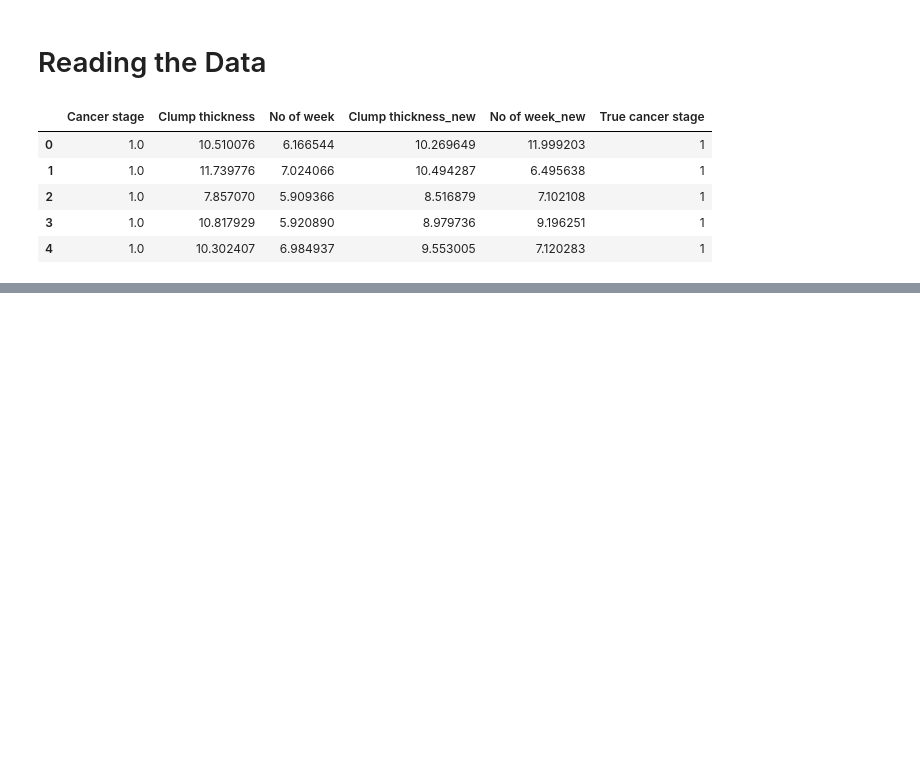
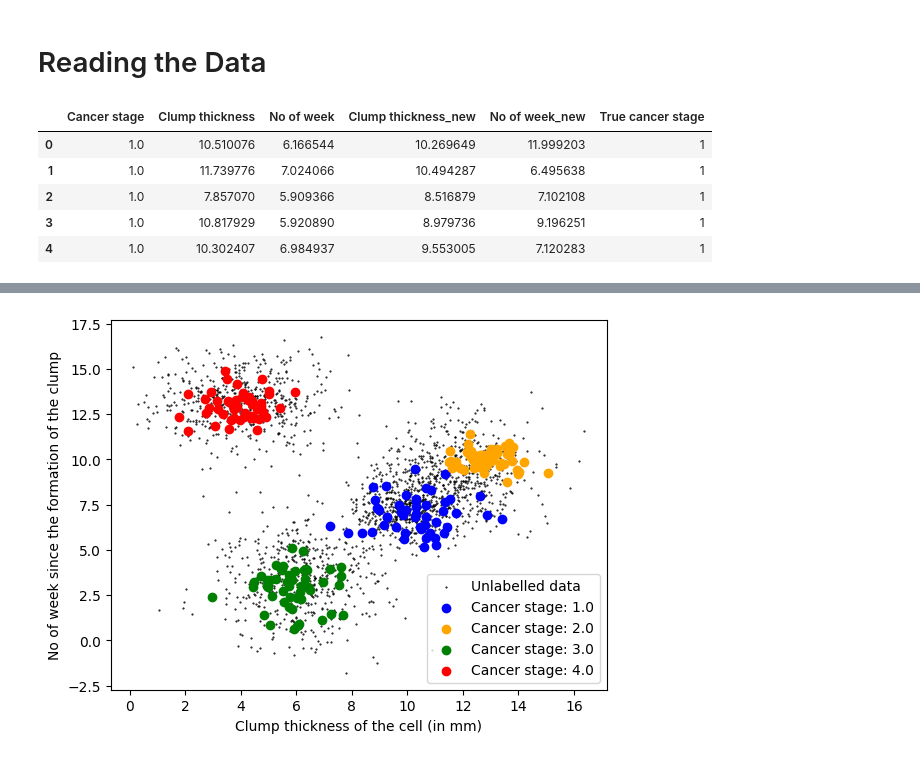
Before and after one commit to alliajagbe/semisupervised, a Jupyter notebook: ssl.ipynb, the cells around one changed output, grey strips where cells are left out. Drawn from its saved outputs; the diff is of its cells as text; code cells hidden in the pictures; blank space fills up the shorter version.

```diff
--- a/ssl.ipynb
+++ b/ssl.ipynb
@@ -21,0 +39,14 @@ df.head()
+# %%
+# plotting the other 2000 data points
+plt.scatter(df['Clump thickness_new'], df['No of week_new'], marker='.', color='black', s=1, label='Unlabelled data')
+plt.scatter(class1['Clump thickness'], class1['No of week'], color='blue', label='Cancer stage: 1.0')
+plt.scatter(class2['Clump thickness'], class2['No of week'], color='orange', label='Cancer stage: 2.0')
+plt.scatter(class3['Clump thickness'], class3['No of week'], color='green', label='Cancer stage: 3.0')
+plt.scatter(class4['Clump thickness'], class4['No of week'], color='red', label='Cancer stage: 4.0')
+
+plt.xlabel('Clump thickness of the cell (in mm)')
+plt.ylabel('No of week since the formation of the clump')
+plt.legend()
+plt.show()
+# %% [output]
+[figure, added]
```
Also changed, not shown: parts of 1 cell of this notebook.
